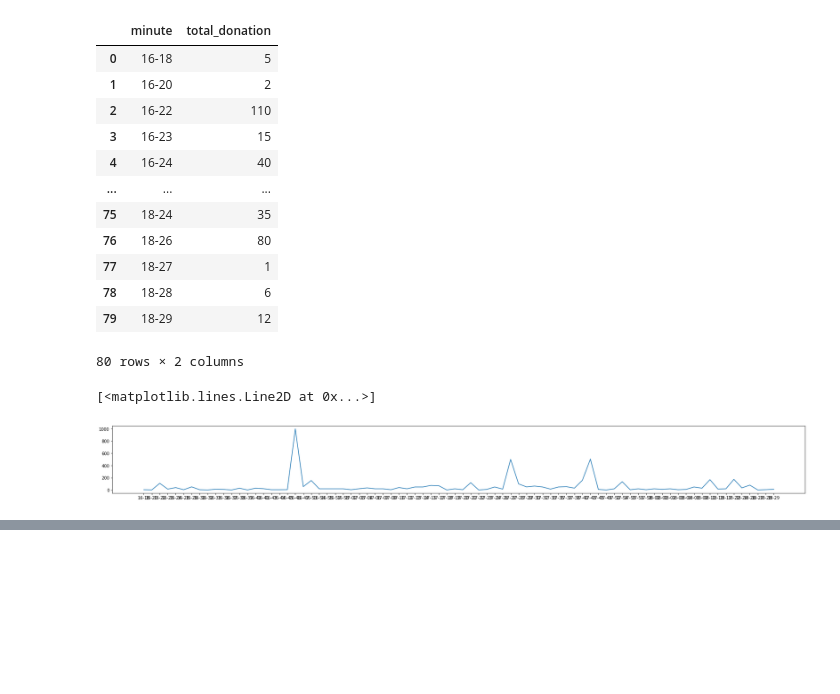
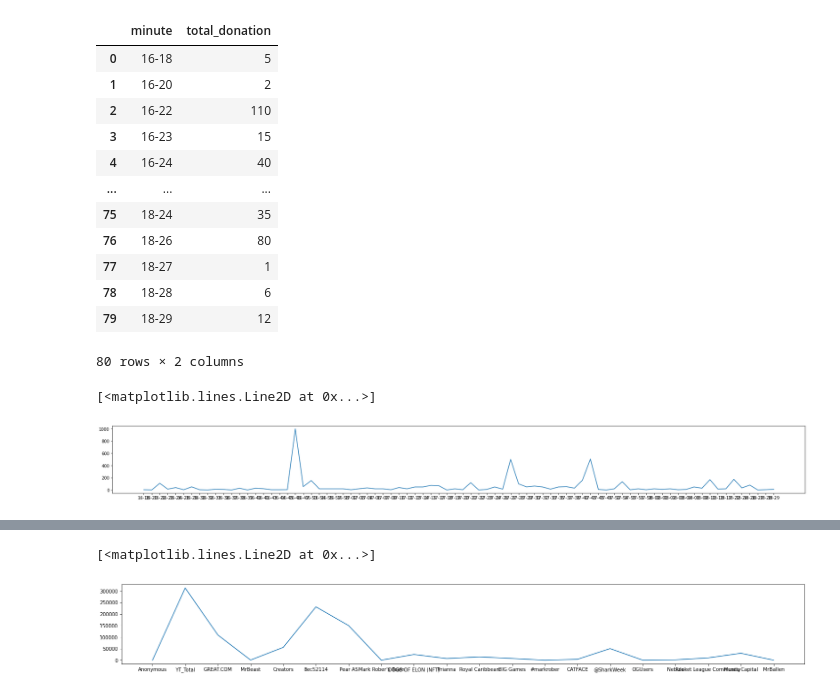
Before and after one commit to RevTpark/basic_web_scrapping, a Jupyter notebook: TeamSeas.ipynb, the cells around one changed output, grey strips where cells are left out. Saved outputs shown, nothing was run; the diff lists cells and outputs as text; code cells hidden in the pictures; blank space fills up the shorter version.

```diff
--- a/TeamSeas.ipynb
+++ b/TeamSeas.ipynb
@@ -255,0 +454,6 @@ plt.plot(minute_df["minute"], minute_df["total_donation"])
+# %%
+plt.figure(figsize=(25, 3))
+plt.plot(df["team_name"], df["avg"])
+# %% [output]
+[<matplotlib.lines.Line2D at 0x...>]
+[figure, added]
```
Also changed, not shown: parts of 13 cells of this notebook.
